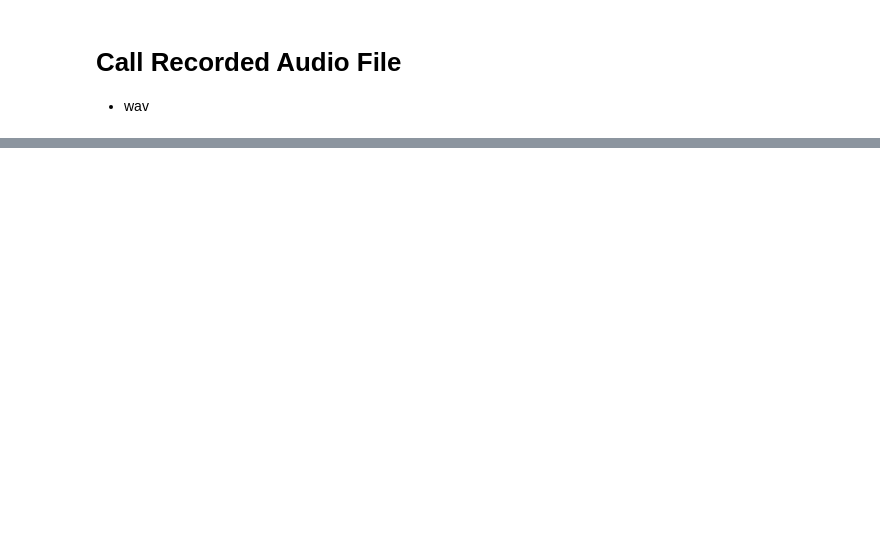
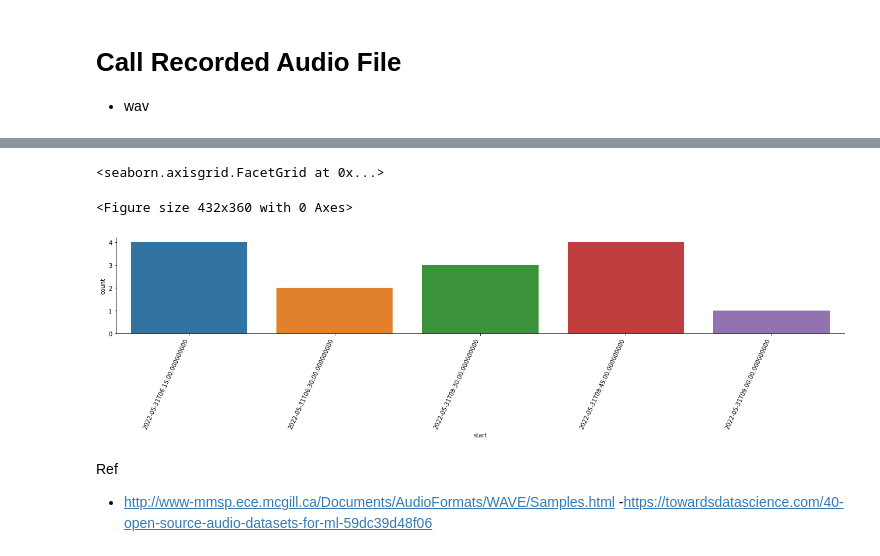
Before and after one commit to altanai/Freeswitch_Spark_analysis, a Jupyter notebook: FreeswitchAudioFiles.ipynb, the cells around one changed output, grey strips where cells are left out. Saved outputs shown, nothing was run; the diff lists cells and outputs as text; code cells hidden in the pictures; blank space fills up the shorter version.

```diff
--- a/FreeswitchAudioFiles.ipynb
+++ b/FreeswitchAudioFiles.ipynb
@@ -54,0 +232,16 @@ print((logs_df.count(), len(logs_df.columns)))
+# %%
+# Count of calls per hour
+
+from pyspark.sql.functions import col, count, date_format, date_sub, date_trunc, month, next_day, to_timestamp, weekofyear, window, year
+
+def_mr = pd.get_option('max_rows')
+pd.set_option('max_rows', 10)
+
+hourly_df = (daily_traffic_df
+                     .select(F.date_format('startTime','yyyy-MM-dd hh:mm:ss').alias('timestamp'))
+                     .groupBy(window('timestamp', "15 minutes"))
+                     .count())
+# hourly_df= hourly_df.groupBy('startTime', window('startTime', "5 minutes")).sum("metric")
+
+hourly_df = hourly_df.toPandas()
+hourly_df
@@ -54,0 +255,6 @@ print((logs_df.count(), len(logs_df.columns)))
+# %%
+window_start = hourly_df['window'].map(lambda r : Row(start =r[0]))
+window_start= spark.createDataFrame(window_start).toPandas()
+hourly_df["start"]=window_start
+hourly_df.drop(columns=["window"], inplace=True)
+hourly_df
@@ -54,0 +268,14 @@ print((logs_df.count(), len(logs_df.columns)))
+# %%
+plt.figure(figsize=(6,5))
+chart = sns.catplot(x='start', y='count',
+                data=hourly_df,
+                kind='bar', height=3, aspect=6)
+chart.set_xticklabels(rotation=65, horizontalalignment='right')
+# %% [output]
+<seaborn.axisgrid.FacetGrid at 0x...>
+<Figure size 432x360 with 0 Axes>
+[figure, added]
+# %% [markdown]
+Ref
+- http://www-mmsp.ece.mcgill.ca/Documents/AudioFormats/WAVE/Samples.html
+-https://towardsdatascience.com/40-open-source-audio-datasets-for-ml-59dc39d48f06
```
Also changed, not shown: parts of 26 cells of this notebook, 4 other files.
